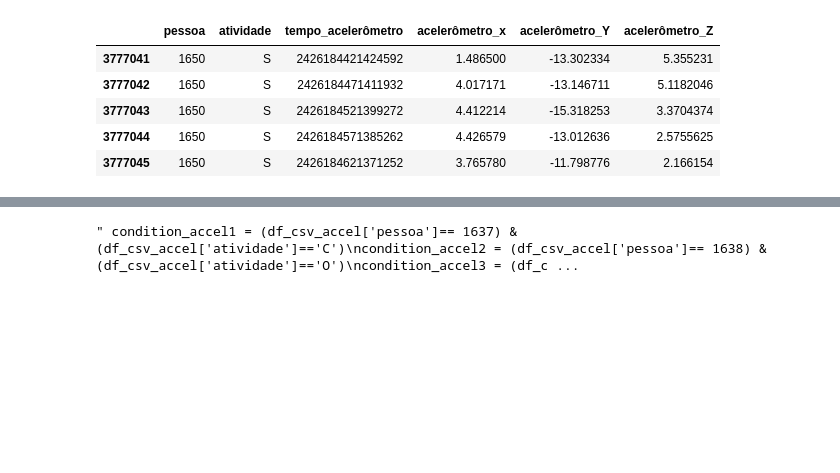
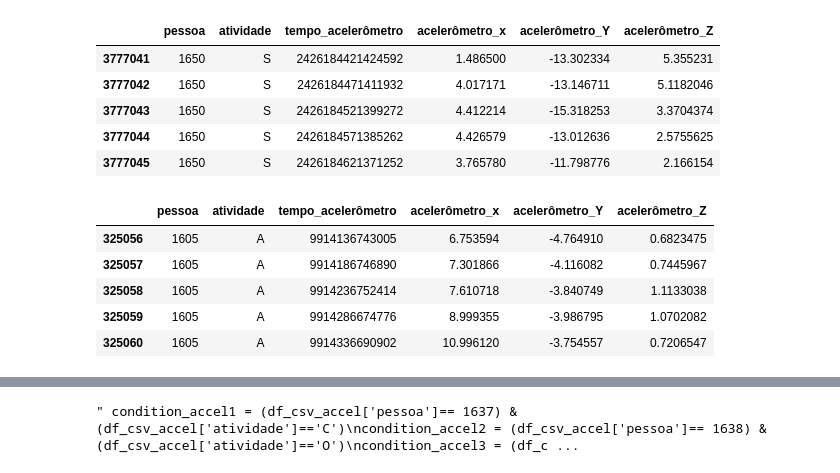
Before and after one commit to cris33rj/LSTM_giroscopio_acelerometro, a Jupyter notebook: Code/DataPrep/concat_ajustado_watch_accel_gyro_by_comparacao_grupos.ipynb, the cells around one changed output, grey strips where cells are left out. Cells and saved outputs as stored; diff of their text form; code cells hidden in the pictures; blank space fills up the shorter version.

```diff
--- a/Code/DataPrep/concat_ajustado_watch_accel_gyro_by_comparacao_grupos.ipynb
+++ b/Code/DataPrep/concat_ajustado_watch_accel_gyro_by_comparacao_grupos.ipynb
@@ -356,3 +379,14 @@ df_csv_accel.tail()
 #df_csv_accel.set_index(["pessoa_acelerômetro","atividade_acelerômetro","tempo_acelerômetro"],inplace=True)
 # %%
 #df_csv_accel.head()
+# %%
+teste_accel = df_csv_accel[df_csv_accel['pessoa']==1605]
+# %%
+teste_accel.head()
+# %% [output]
+|  | pessoa | atividade | tempo_acelerômetro | acelerômetro_x | acelerômetro_Y | acelerômetro_Z |
+| 325056 | 1605 | A | 9914136743005 | 6.753594 | -4.764910 | 0.6823475 |
+| 325057 | 1605 | A | 9914186746890 | 7.301866 | -4.116082 | 0.7445967 |
+| 325058 | 1605 | A | 9914236752414 | 7.610718 | -3.840749 | 1.1133038 |
+| 325059 | 1605 | A | 9914286674776 | 8.999355 | -3.986795 | 1.0702082 |
+| 325060 | 1605 | A | 9914336690902 | 10.996120 | -3.754557 | 0.7206547 |
```
Also changed, not shown: parts of 11 cells of this notebook, 26 other files.
